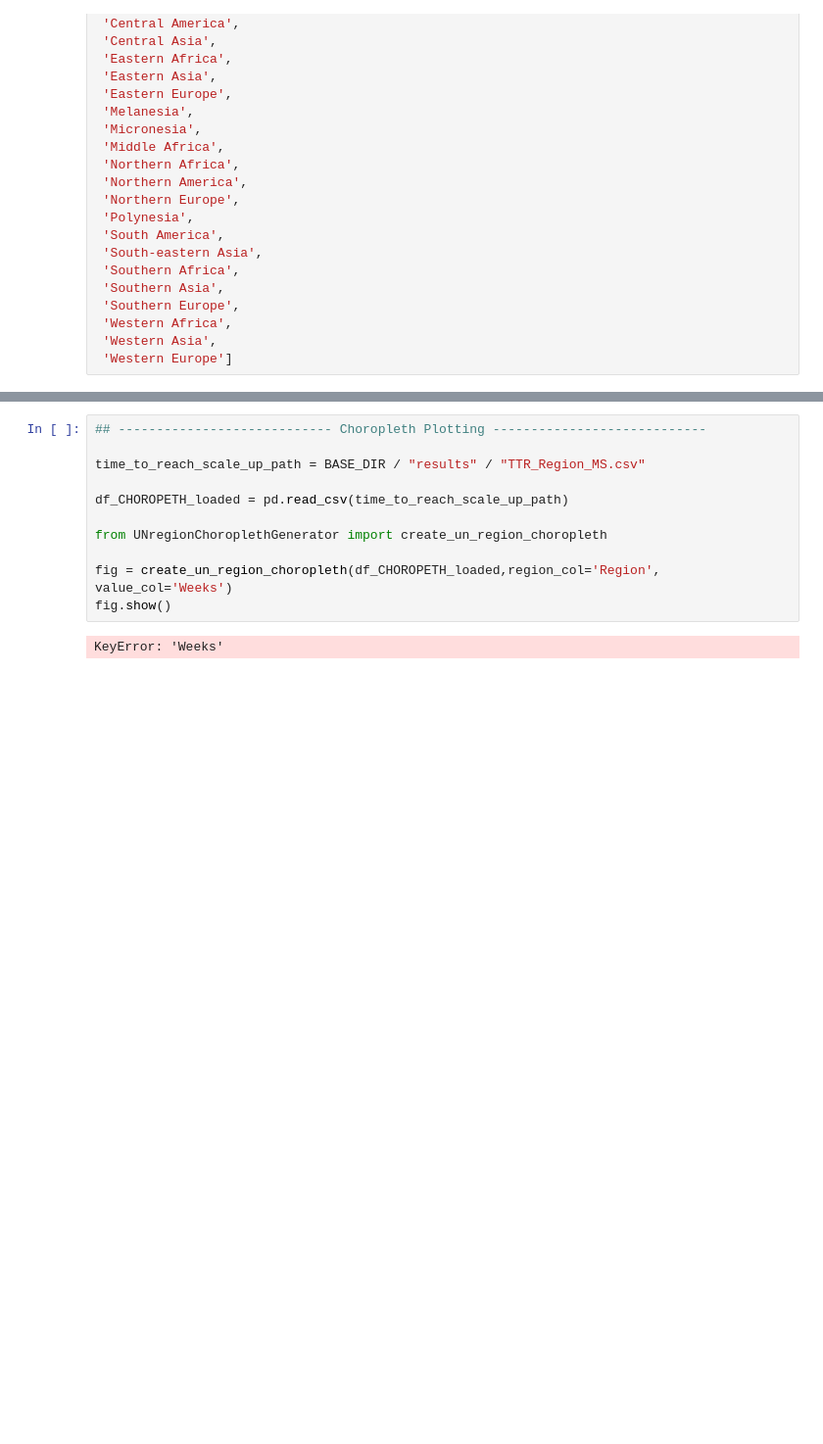
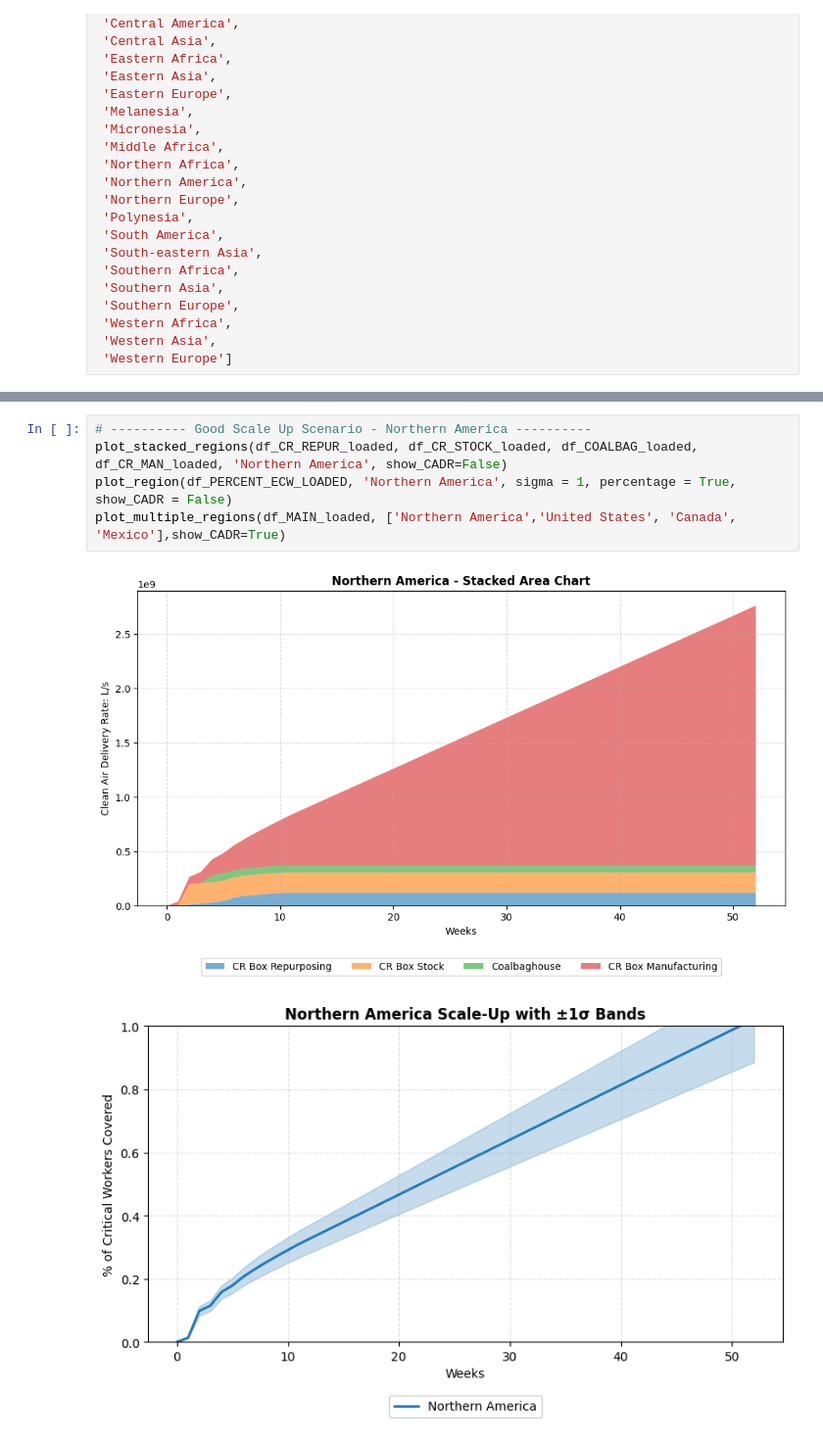
Before and after one commit to SPROOK/InRoomAirFilterScaleUp, a Jupyter notebook: scripts/Scale_Up_Visualiser.ipynb, the cells around one changed output, grey strips where cells are left out. Shown at 98% size. Drawn from its saved outputs; the diff is of its cells as text; blank space fills up the shorter version.

```diff
--- a/scripts/Scale_Up_Visualiser.ipynb
+++ b/scripts/Scale_Up_Visualiser.ipynb
@@ -159,13 +206,8 @@ plot_multiple_regions(df_MAIN_loaded, ['Western Europe', "Germany", 'France', 'B
-# %%
-## ---------------------------- Choropleth Plotting ----------------------------
-
-time_to_reach_scale_up_path = BASE_DIR / "results" / "TTR_Region_MS.csv"
-
-df_CHOROPETH_loaded = pd.read_csv(time_to_reach_scale_up_path)
-
-from UNregionChoroplethGenerator import create_un_region_choropleth
-
-fig = create_un_region_choropleth(df_CHOROPETH_loaded,region_col='Region', value_col='Weeks')
-fig.show()
-# %% [output]
-KeyError: 'Weeks'
+# %%
+# ---------- Good Scale Up Scenario - Northern America ----------
+plot_stacked_regions(df_CR_REPUR_loaded, df_CR_STOCK_loaded, df_COALBAG_loaded, df_CR_MAN_loaded, 'Northern America', show_CADR=False)
+plot_region(df_PERCENT_ECW_LOADED, 'Northern America', sigma = 1, percentage = True, show_CADR = False)
+plot_multiple_regions(df_MAIN_loaded, ['Northern America','United States', 'Canada', 'Mexico'],show_CADR=True)
+# %% [output]
+[figure, added]
+[figure, added]
```
Also changed, not shown: parts of 6 cells of this notebook, 11 other files.
